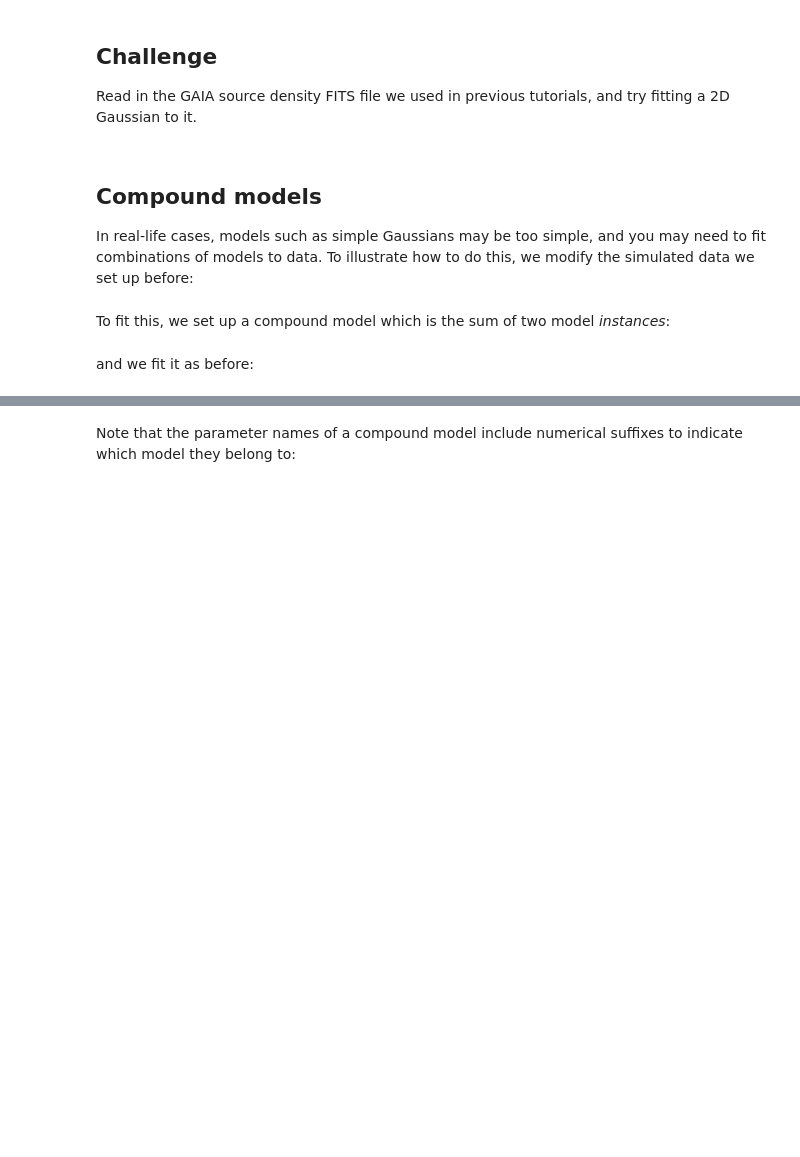
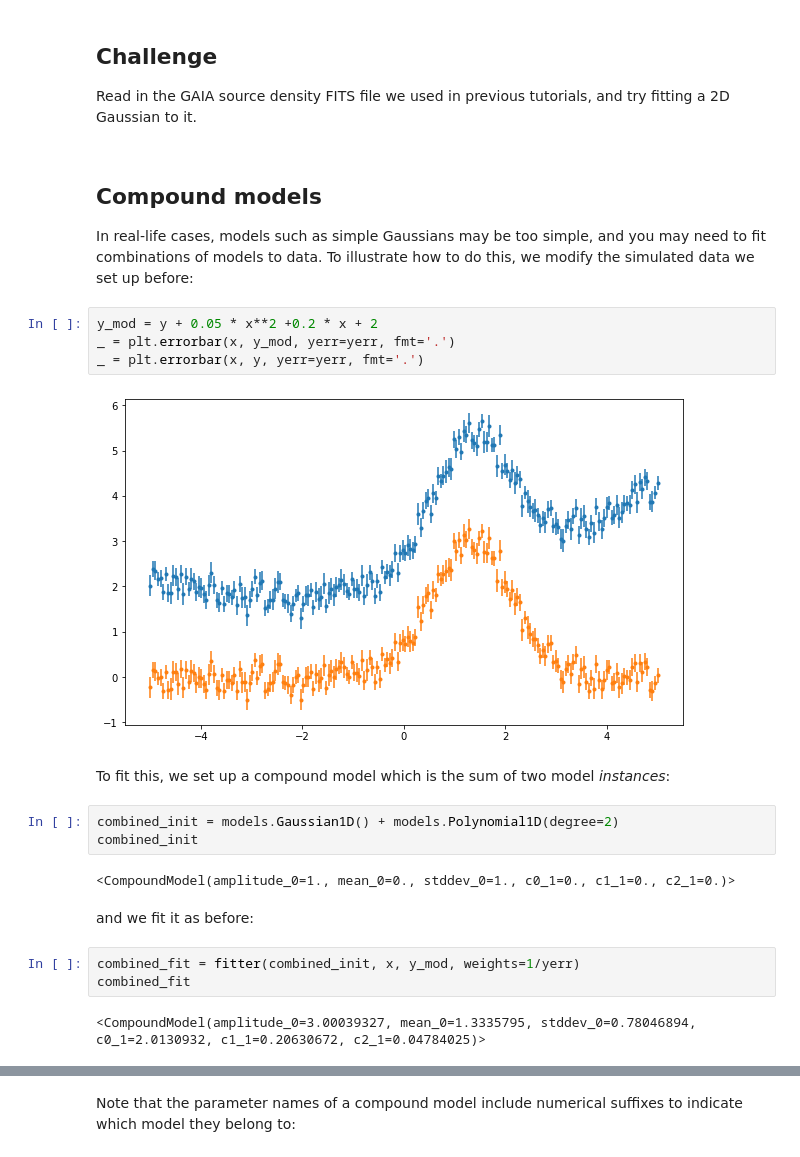
Before and after one commit to bsipocz/ASTR497, a Jupyter notebook: astropy_notebooks/13-modeling.ipynb, the cells around one changed output, grey strips where cells are left out. Saved outputs shown, nothing was run; the diff lists cells and outputs as text; blank space fills up the shorter version.

```diff
--- a/astropy_notebooks/13-modeling.ipynb
+++ b/astropy_notebooks/13-modeling.ipynb
@@ -176,7 +230,23 @@ and fit it in a similar way to before:
 ## Compound models
 
 In real-life cases, models such as simple Gaussians may be too simple, and you may need to fit combinations of models to data. To illustrate how to do this, we modify the simulated data we set up before:
+# %%
+y_mod = y + 0.05 * x**2 +0.2 * x + 2
+_ = plt.errorbar(x, y_mod, yerr=yerr, fmt='.')
+_ = plt.errorbar(x, y, yerr=yerr, fmt='.')
+# %% [output]
+[figure, added]
 # %% [markdown]
 To fit this, we set up a compound model which is the sum of two model *instances*:
+# %%
+combined_init = models.Gaussian1D() + models.Polynomial1D(degree=2)
+combined_init
+# %% [output]
+<CompoundModel(amplitude_0=1., mean_0=0., stddev_0=1., c0_1=0., c1_1=0., c2_1=0.)>
 # %% [markdown]
 and we fit it as before:
+# %%
+combined_fit = fitter(combined_init, x, y_mod, weights=1/yerr)
+combined_fit
+# %% [output]
+<CompoundModel(amplitude_0=3.00039327, mean_0=1.3335795, stddev_0=0.78046894, c0_1=2.0130932, c1_1=0.20630672, c2_1=0.04784025)>
```
Also changed, not shown: parts of 22 cells of this notebook.
